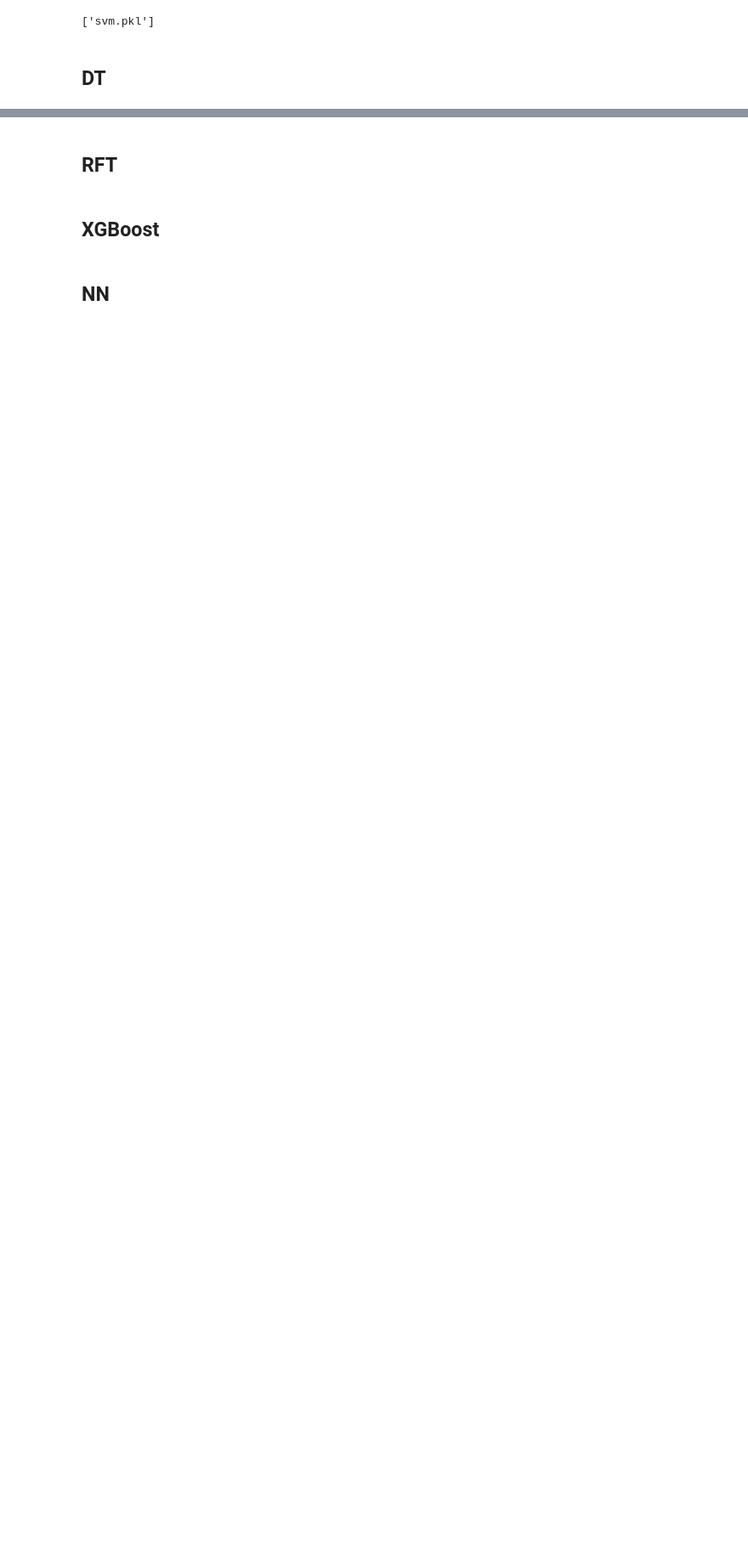
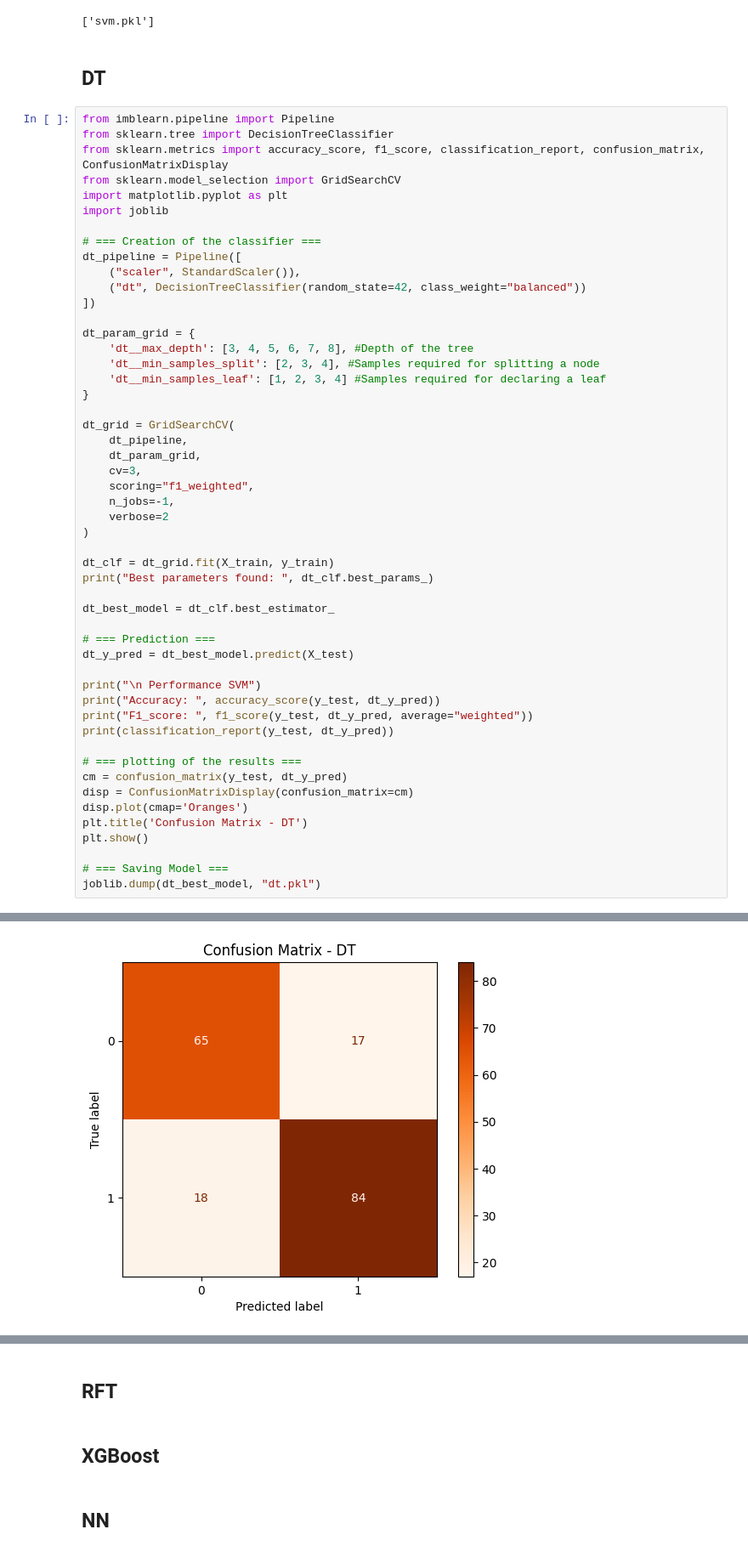
Before and after one commit to Knightmare2002/Heart-Disease-Recognition, a Jupyter notebook: main.ipynb, the cells around one changed output, grey strips where cells are left out. Shown: that part at 85% size. Saved outputs shown, nothing was run; the diff lists cells and outputs as text; blank space fills up the shorter version.

Commit message:
Decision Tree model

```diff
--- a/main.ipynb
+++ b/main.ipynb
@@ -487,3 +487,55 @@ weighted avg       0.84      0.84      0.84       184
 ['svm.pkl']
 # %% [markdown]
 ## DT
+# %%
+from imblearn.pipeline import Pipeline
+from sklearn.tree import DecisionTreeClassifier
+from sklearn.metrics import accuracy_score, f1_score, classification_report, confusion_matrix, ConfusionMatrixDisplay
+from sklearn.model_selection import GridSearchCV
+import matplotlib.pyplot as plt
+import joblib
+
+# === Creation of the classifier ===
+dt_pipeline = Pipeline([
+    ("scaler", StandardScaler()),
+    ("dt", DecisionTreeClassifier(random_state=42, class_weight="balanced"))
+])
+
+dt_param_grid = {
+    'dt__max_depth': [3, 4, 5, 6, 7, 8], #Depth of the tree
+    'dt__min_samples_split': [2, 3, 4], #Samples required for splitting a node
+    'dt__min_samples_leaf': [1, 2, 3, 4] #Samples required for declaring a leaf
+}
+
+dt_grid = GridSearchCV(
+    dt_pipeline,
+    dt_param_grid,
+    cv=3,
+    scoring="f1_weighted",
+    n_jobs=-1,
+    verbose=2
+)
+
+dt_clf = dt_grid.fit(X_train, y_train)
+print("Best parameters found: ", dt_clf.best_params_)
+
+dt_best_model = dt_clf.best_estimator_
+
+# === Prediction ===
+dt_y_pred = dt_best_model.predict(X_test)
+
+print("\n Performance SVM")
+print("Accuracy: ", accuracy_score(y_test, dt_y_pred))
+print("F1_score: ", f1_score(y_test, dt_y_pred, average="weighted"))
+print(classification_report(y_test, dt_y_pred))
+
+# === plotting of the results ===
+cm = confusion_matrix(y_test, dt_y_pred)
+disp = ConfusionMatrixDisplay(confusion_matrix=cm)
+disp.plot(cmap='Oranges')
+plt.title('Confusion Matrix - DT')
+plt.show()
+
+# === Saving Model ===
+joblib.dump(dt_best_model, "dt.pkl")
+# %% [output]
@@ -489,0 +556 @@ weighted avg       0.84      0.84      0.84       184
+[figure, added]
```
Also changed, not shown: parts of 1 cell of this notebook, 1 other file.
